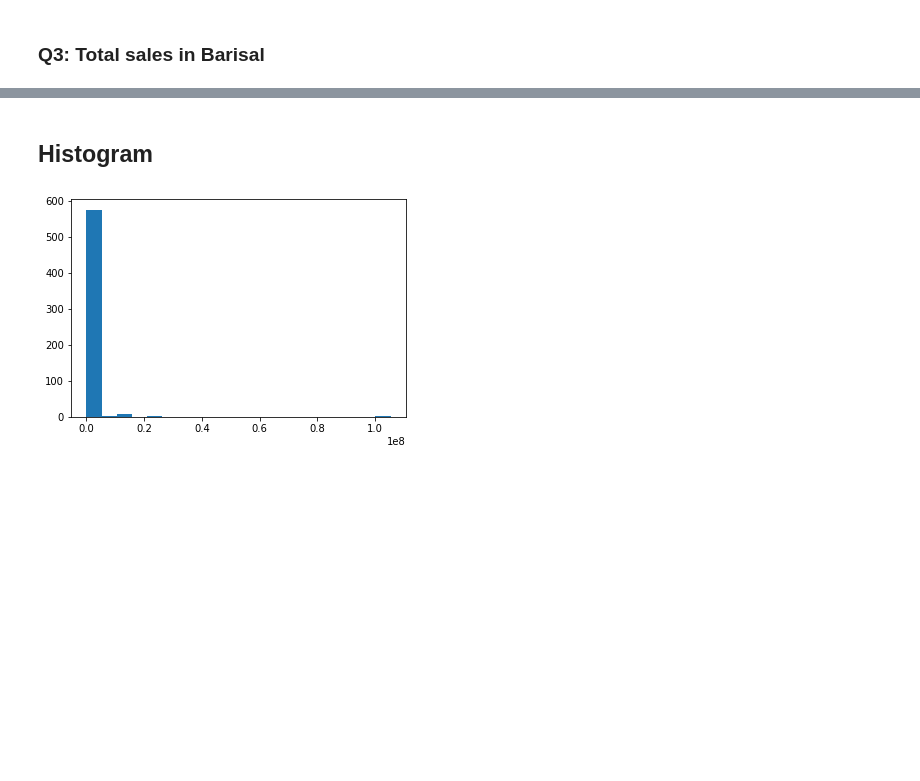
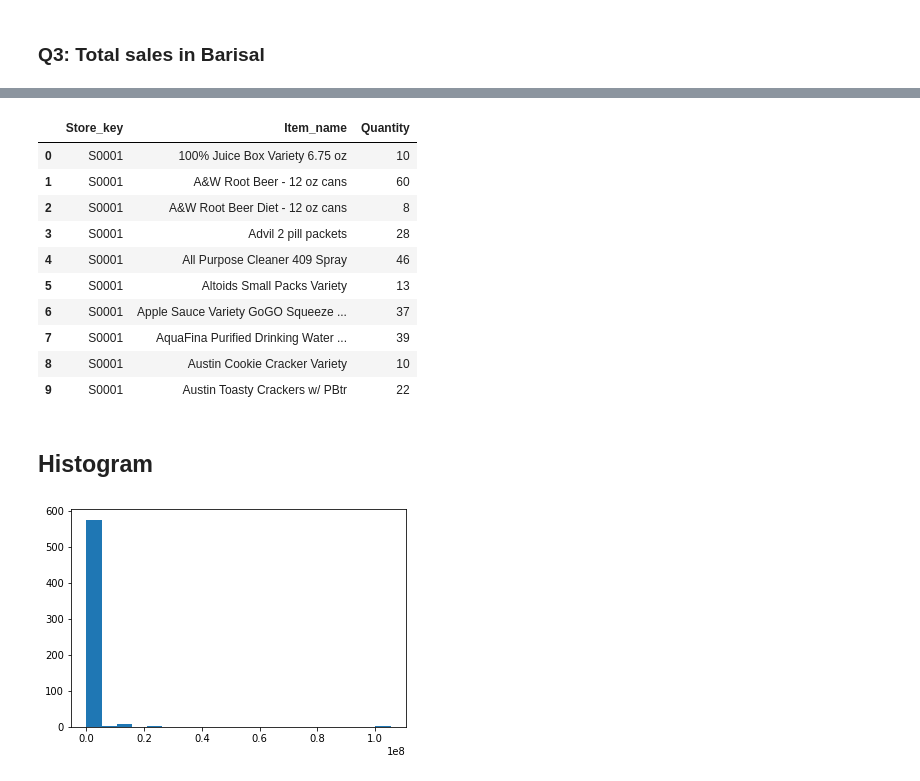
Before and after one commit to SadiaAlamChy/HDA-Tech-Learning, a Jupyter notebook: notebook/Analytics/OLAP.ipynb, the cells around one changed output, grey strips where cells are left out. Drawn from its saved outputs; the diff is of its cells as text; code cells hidden in the pictures; blank space fills up the shorter version.

```diff
--- a/notebook/Analytics/OLAP.ipynb
+++ b/notebook/Analytics/OLAP.ipynb
@@ -184,0 +349,11 @@ df10
+# %%
+con = PostgresConnection().getConnection()
+cur = con.cursor()
+select_stmt = " SELECT s.store_key,i.item_name,SUM(f.quantity)" \
+              " From ecomdb_star_schema.fact_table f " \
+              " JOIN ecomdb_star_schema.store_dim s on s.store_key=f.store_key " \
+              "JOIN ecomdb_star_schema.item_dim i on i.item_key=f.item_key" \
+              " GROUP BY CUBE(s.store_key,i.item_name) "
+cur.execute(select_stmt)
+records = cur.fetchall()
+records
@@ -185,3 +379,18 @@ df10
+# %%
+df13 = pd.DataFrame(list(records), columns=['Store_key', 'Item_name' ,'Quantity'])
+df13.head(10)
+# %% [output]
+|  | Store_key | Item_name | Quantity |
+| 0 | S0001 | 100% Juice Box Variety 6.75 oz | 10 |
+| 1 | S0001 | A&W Root Beer - 12 oz cans | 60 |
+| 2 | S0001 | A&W Root Beer Diet - 12 oz cans | 8 |
+| 3 | S0001 | Advil 2 pill packets | 28 |
+| 4 | S0001 | All Purpose Cleaner 409 Spray | 46 |
+| 5 | S0001 | Altoids Small Packs Variety | 13 |
+| 6 | S0001 | Apple Sauce Variety GoGO Squeeze ... | 37 |
+| 7 | S0001 | AquaFina Purified Drinking Water ... | 39 |
+| 8 | S0001 | Austin Cookie Cracker Variety | 10 |
+| 9 | S0001 | Austin Toasty Crackers w/ PBtr | 22 |
 # %% [markdown]
 ## Histogram
 # %%
```
Also changed, not shown: parts of 30 cells of this notebook, 7 other files.
